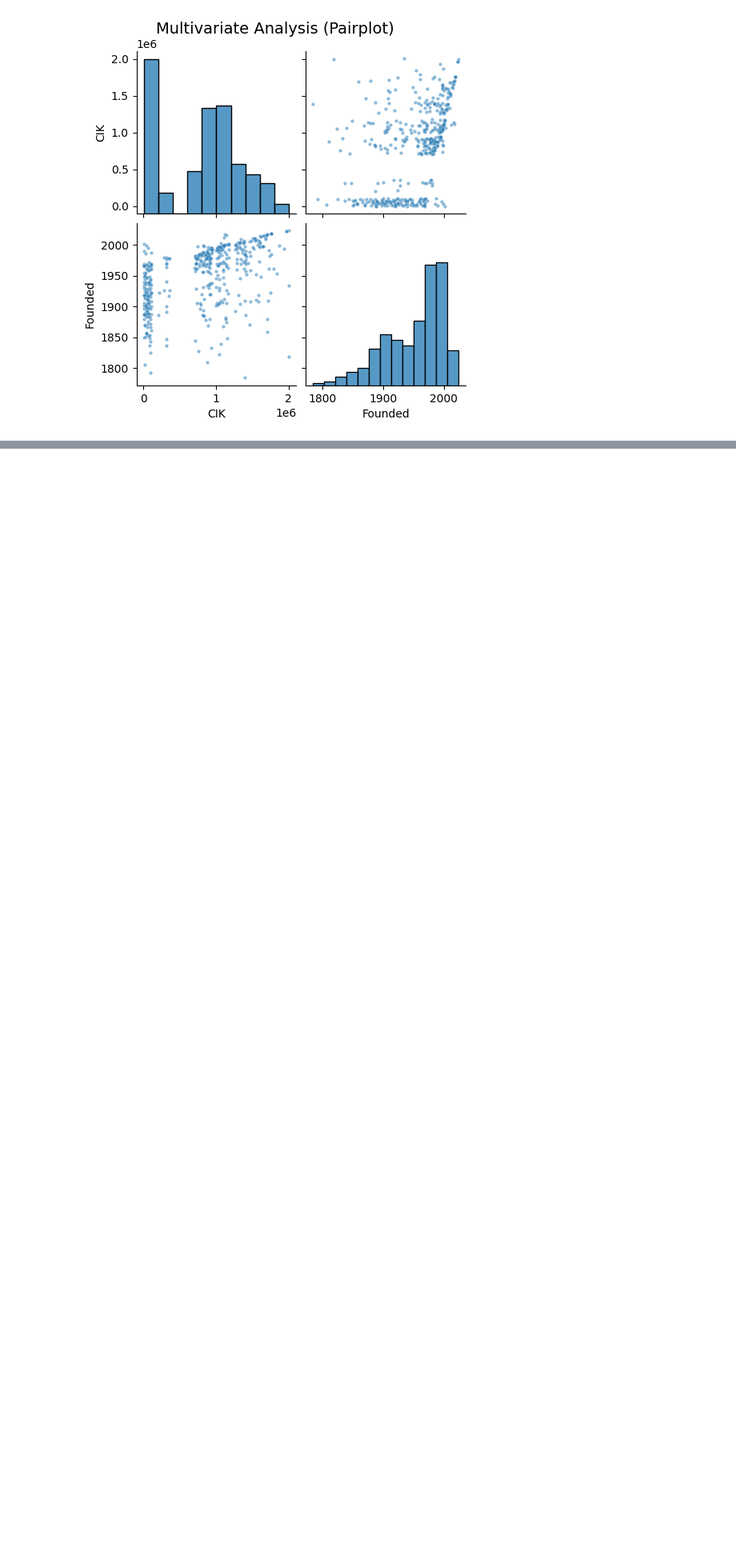
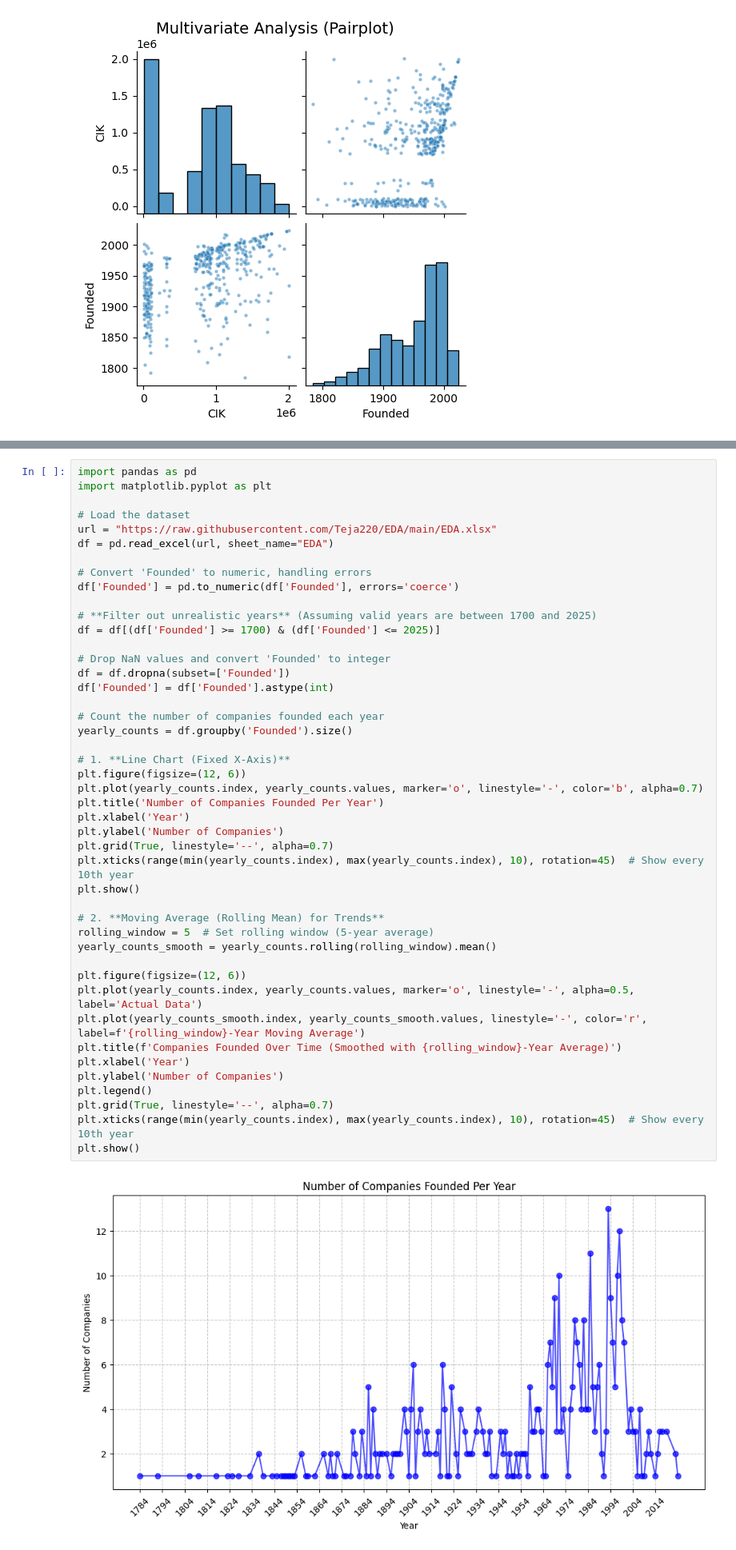
Before and after one commit to Teja220/EDA, a Jupyter notebook: 21BDS0277.ipynb, the cells around one changed output, grey strips where cells are left out. Shown: that part at 80% size. Saved outputs shown, nothing was run; the diff lists cells and outputs as text; blank space fills up the shorter version.

```diff
--- a/21BDS0277.ipynb
+++ b/21BDS0277.ipynb
@@ -308,0 +311,47 @@ Founded  0.475457  1.000000
+# %%
+import pandas as pd
+import matplotlib.pyplot as plt
+
+# Load the dataset
+url = "https://raw.githubusercontent.com/Teja220/EDA/main/EDA.xlsx"
+df = pd.read_excel(url, sheet_name="EDA")
+
+# Convert 'Founded' to numeric, handling errors
+df['Founded'] = pd.to_numeric(df['Founded'], errors='coerce')
+
+# **Filter out unrealistic years** (Assuming valid years are between 1700 and 2025)
+df = df[(df['Founded'] >= 1700) & (df['Founded'] <= 2025)]
+
+# Drop NaN values and convert 'Founded' to integer
+df = df.dropna(subset=['Founded'])
+df['Founded'] = df['Founded'].astype(int)
+
+# Count the number of companies founded each year
+yearly_counts = df.groupby('Founded').size()
+
+# 1. **Line Chart (Fixed X-Axis)**
+plt.figure(figsize=(12, 6))
+plt.plot(yearly_counts.index, yearly_counts.values, marker='o', linestyle='-', color='b', alpha=0.7)
+plt.title('Number of Companies Founded Per Year')
+plt.xlabel('Year')
+plt.ylabel('Number of Companies')
+plt.grid(True, linestyle='--', alpha=0.7)
+plt.xticks(range(min(yearly_counts.index), max(yearly_counts.index), 10), rotation=45)  # Show every 10th year
+plt.show()
+
+# 2. **Moving Average (Rolling Mean) for Trends**
+rolling_window = 5  # Set rolling window (5-year average)
+yearly_counts_smooth = yearly_counts.rolling(rolling_window).mean()
+
+plt.figure(figsize=(12, 6))
+plt.plot(yearly_counts.index, yearly_counts.values, marker='o', linestyle='-', alpha=0.5, label='Actual Data')
+plt.plot(yearly_counts_smooth.index, yearly_counts_smooth.values, linestyle='-', color='r', label=f'{rolling_window}-Year Moving Average')
+plt.title(f'Companies Founded Over Time (Smoothed with {rolling_window}-Year Average)')
+plt.xlabel('Year')
+plt.ylabel('Number of Companies')
+plt.legend()
+plt.grid(True, linestyle='--', alpha=0.7)
+plt.xticks(range(min(yearly_counts.index), max(yearly_counts.index), 10), rotation=45)  # Show every 10th year
+plt.show()
+# %% [output]
+[figure, added]
```
Also changed, not shown: parts of 2 cells of this notebook.
